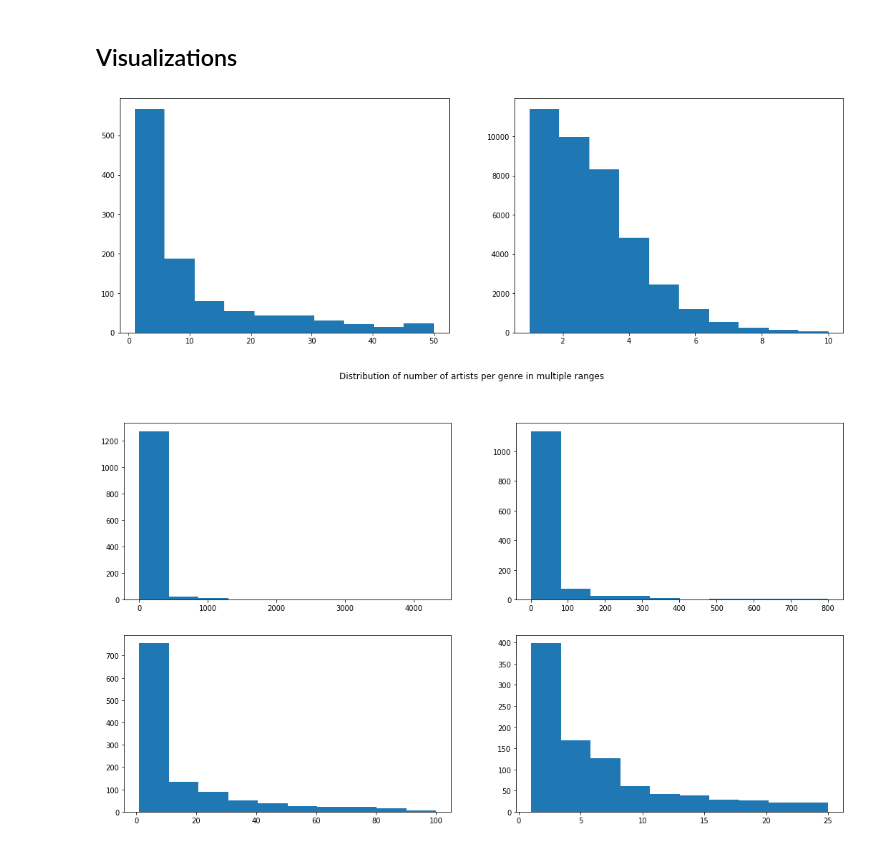
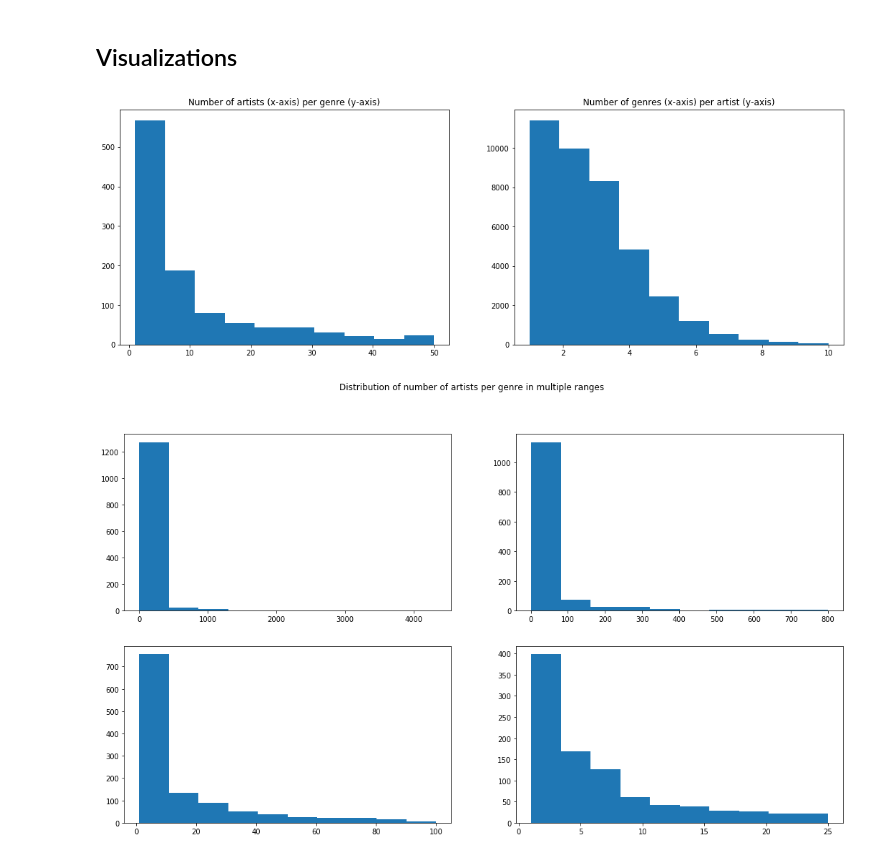
Before and after one commit to amilovanovikj/GraphSAGELinkPredictionDBpediaArtists, a Jupyter notebook: data_mining.ipynb, the cells around one changed output. Cells and saved outputs as stored; diff of their text form; code cells hidden in the pictures.

```diff
--- a/data_mining.ipynb
+++ b/data_mining.ipynb
@@ -7,3 +41,38 @@ import matplotlib.pyplot as plt
+# %%
+# GENRES
+for i in range(13):
+    query = f"""
+        select ?artist_name ?genre
+        where {{
+            select distinct ?artist_name ?genre
+            where {{
+                {{
+                    ?sbj dbo:musicalArtist ?artist .
+                }} union {{
+                    ?artist dbo:associatedMusicalArtist ?obj .
+                }} union {{
+                    ?sbj1 dbo:associatedMusicalArtist ?artist .
+                }}
+                ?artist rdfs:label ?artist_name .
+
+                ?artist dbo:genre ?genre_uri .
+                ?genre_uri rdfs:label ?genre .
+
+                filter(lang(?genre)="en")
+                filter(lang(?artist_name)="en")
+            }}
+            order by ?artist_name
+        }}
+        offset {i * 10000}
+        limit 10000
+    """
+    endpoint = "http://dbpedia.org/sparql"
+
+    param = urllib.parse.urlencode({'default-graph-uri': 'http://dbpedia.org',
+                                    'query': query,
+                                    'format': 'text/csv'})
+    data = pd.read_csv(endpoint + '?' + param)
+    data.to_csv("data/genre{}".format(i+1), index=False)
 # %%
 dl = list()
 for i in range(12):
@@ -658,19 +727,21 @@ graph_df = pd.read_csv("graph.csv")
 # %%
 num_artist_per_genre = [genre_df[col].sum() for col in genre_df.columns[1:]]
 num_genres_per_artist = [np.sum(x[1:]) for x in genre_df.values]
 
 fig = plt.figure(figsize=(18,6))
 fig.subplots(1,2)
 
 plt.subplot(1,2,1)
+plt.title("Number of artists (x-axis) per genre (y-axis)")
 plt.hist(num_artist_per_genre, range=(1,50))
 
 plt.subplot(1,2,2)
+plt.title("Number of genres (x-axis) per artist (y-axis)")
 plt.hist(num_genres_per_artist, range=(1,10))
 
 plt.show()
 # %% [output]
-[figure, old version]
+[figure, new version]
 # %%
 num_artist_per_genre = [genre_df[col].sum() for col in genre_df.columns[1:]]
 
```
Also changed, not shown: parts of 3 cells of this notebook, 1 other file.
